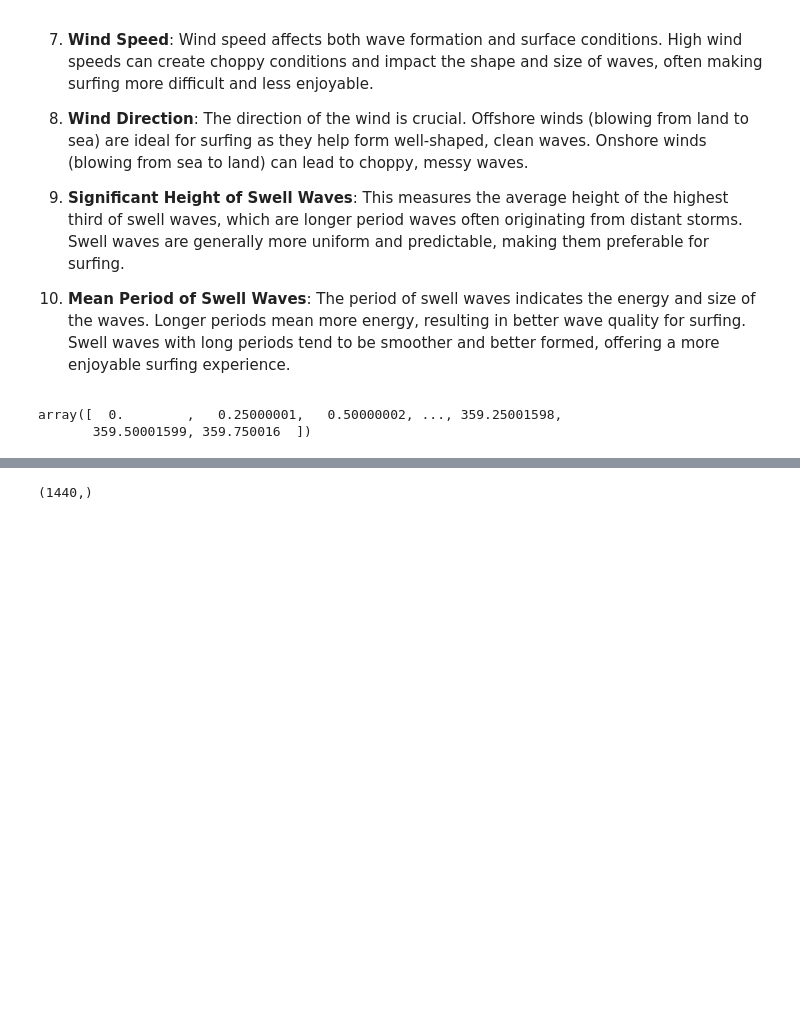
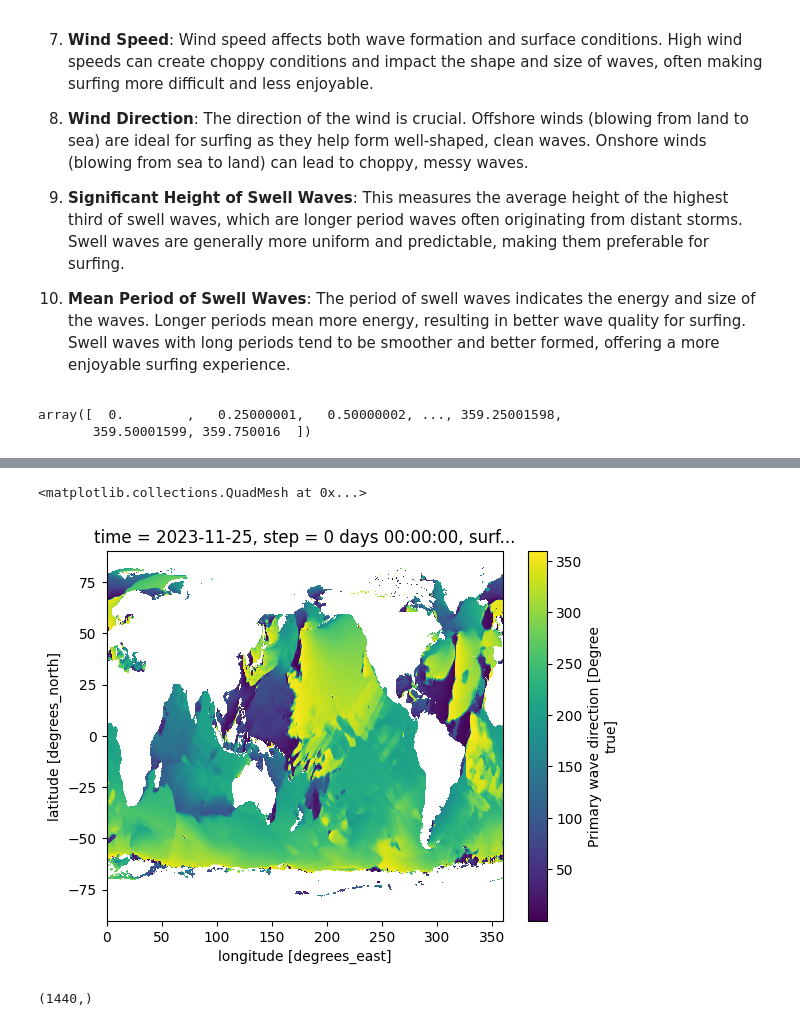
Before and after one commit to peterbull/bodhi-cast, a Jupyter notebook: swellmatrix.ipynb, the cells around one changed output, grey strips where cells are left out. Cells and saved outputs as stored; diff of their text form; code cells hidden in the pictures; blank space fills up the shorter version.

```diff
--- a/swellmatrix.ipynb
+++ b/swellmatrix.ipynb
@@ -264,3 +353,8 @@ array([  0.        ,   0.25000001,   0.50000002, ..., 359.25001598,
+# %%
+ds.dirpw.plot()
+# %% [output]
+<matplotlib.collections.QuadMesh at 0x...>
+[figure, added]
 # %%
 latitudes = np.array(ds.latitude.values)
 longitudes = np.array(ds.longitude.values)
```
Also changed, not shown: parts of 17 cells of this notebook.
